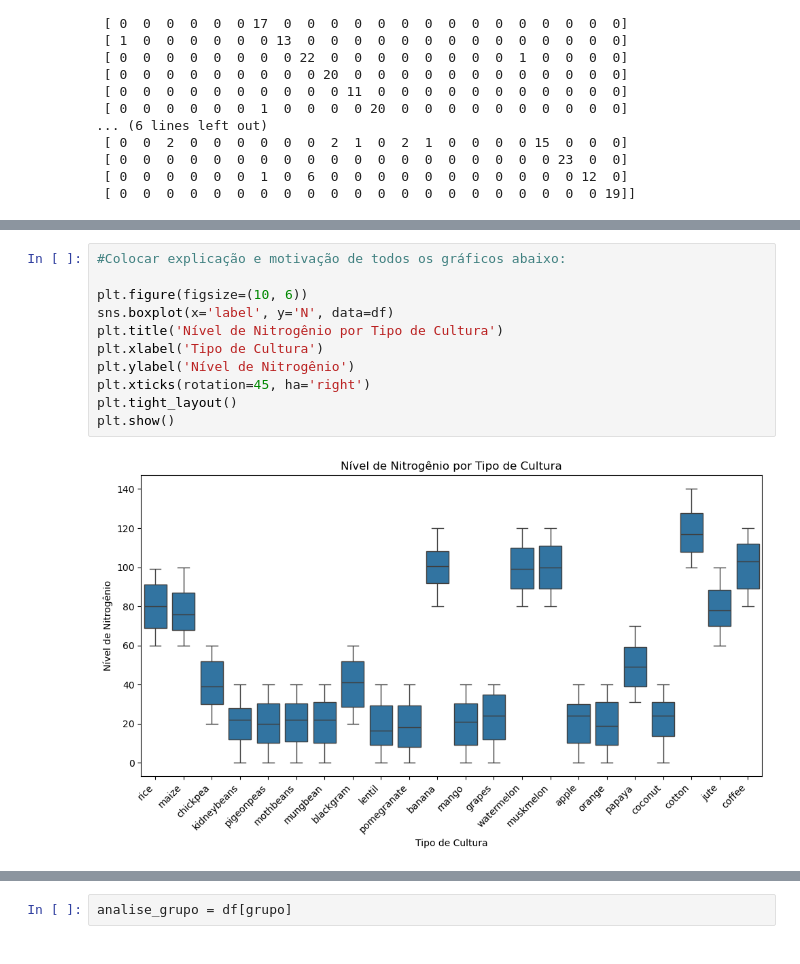
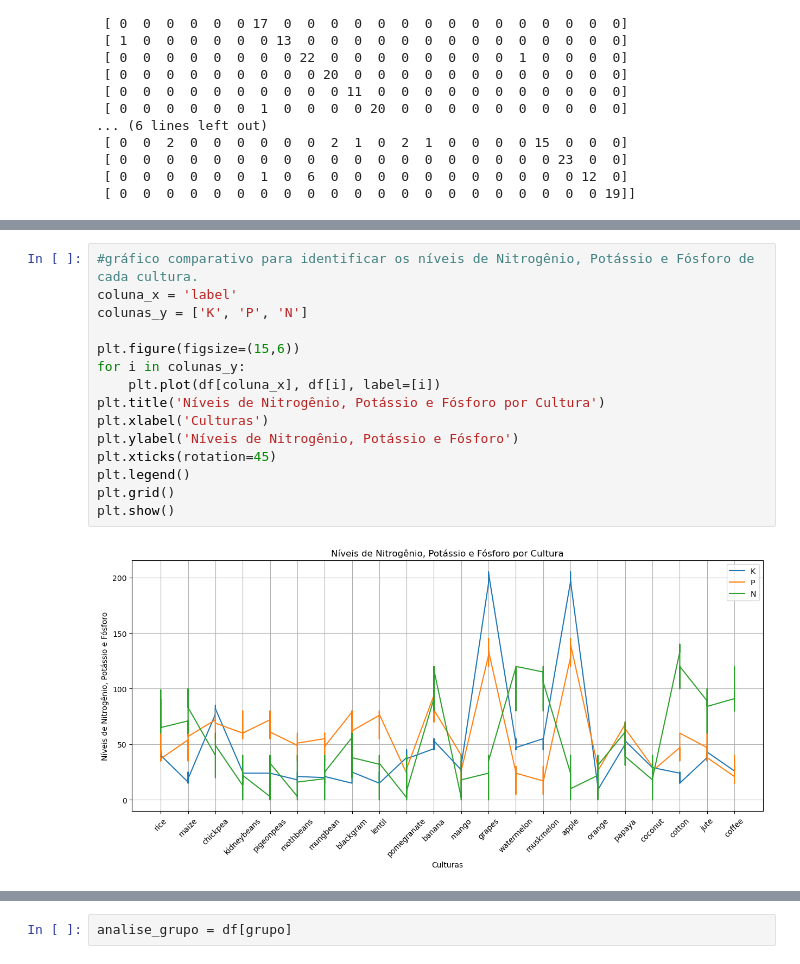
Before and after one commit to fiap-ia-2025/chap14-machine-learning, a Jupyter notebook: agriculture.ipynb, the cells around one changed output, grey strips where cells are left out. Saved outputs shown, nothing was run; the diff lists cells and outputs as text.

```diff
--- a/agriculture.ipynb
+++ b/agriculture.ipynb
@@ -277,13 +297,17 @@ print(confusion_matrix(y_test, y_pred_knn))
 # %%
-#Colocar explicação e motivação de todos os gráficos abaixo:
+#gráfico comparativo para identificar os níveis de Nitrogênio, Potássio e Fósforo de cada cultura.
+coluna_x = 'label'
+colunas_y = ['K', 'P', 'N']
 
-plt.figure(figsize=(10, 6))
-sns.boxplot(x='label', y='N', data=df)
-plt.title('Nível de Nitrogênio por Tipo de Cultura')
-plt.xlabel('Tipo de Cultura')
-plt.ylabel('Nível de Nitrogênio')
-plt.xticks(rotation=45, ha='right')
-plt.tight_layout()
+plt.figure(figsize=(15,6))
+for i in colunas_y:
+    plt.plot(df[coluna_x], df[i], label=[i])
+plt.title('Níveis de Nitrogênio, Potássio e Fósforo por Cultura')
+plt.xlabel('Culturas')
+plt.ylabel('Níveis de Nitrogênio, Potássio e Fósforo')
+plt.xticks(rotation=45)
+plt.legend()
+plt.grid()
 plt.show()
 # %% [output]
-[figure, old version]
+[figure, new version]
```
Also changed, not shown: parts of 16 cells of this notebook.
